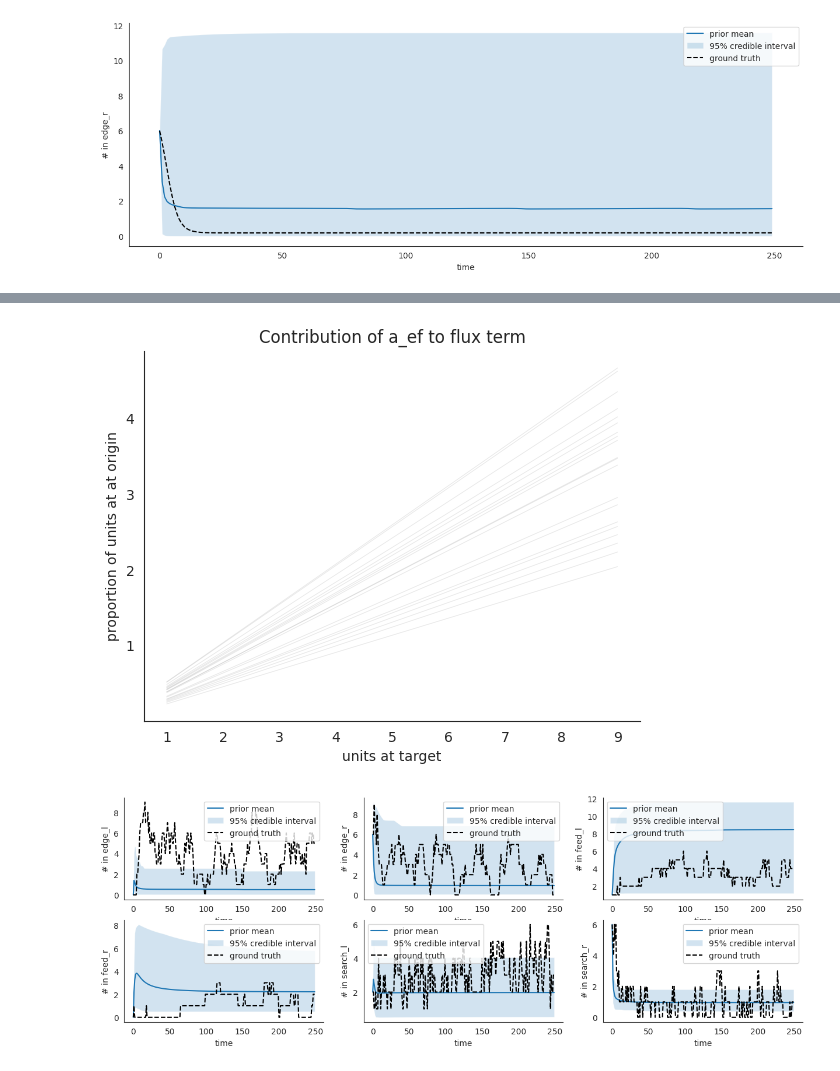
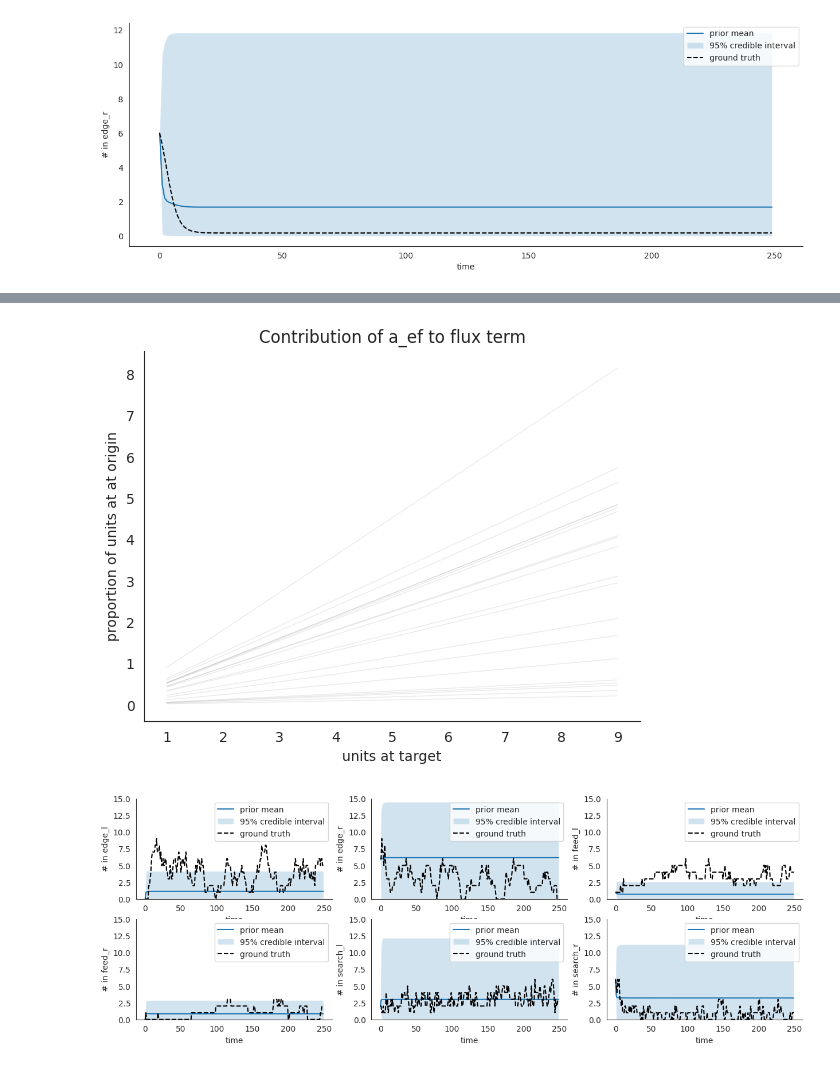
Before and after one commit to BasisResearch/collab-creatures, a Jupyter notebook: docs/experimental/locust_ds_complete_ts.ipynb, the cells around one changed output, grey strips where cells are left out. Drawn from its saved outputs; the diff is of its cells as text; code cells hidden in the pictures.

```diff
--- a/docs/experimental/locust_ds_complete_ts.ipynb
+++ b/docs/experimental/locust_ds_complete_ts.ipynb
@@ -34,14 +34,13 @@ smoke_test = "CI" in os.environ
 subset_starts = 1  # 420
 subset_ends = 30 if smoke_test else 900
 desired_frames = 50 if smoke_test else 250
-num_iterations = 50 if smoke_test else 100
-num_samples = 20 if smoke_test else 500
-num_steps = 10 if smoke_test else 1000
-sample_size = 100 if smoke_test else 300
-locust_sample_size = 100 if smoke_test else 178770
+#num_iterations = 50 if smoke_test else 100
+num_samples = 20 if smoke_test else 100
+num_steps = 10 if smoke_test else 400
+#sample_size = 100 if smoke_test else 300
+#locust_sample_size = 100 if smoke_test else 178770
 root = find_repo_root()
 
-
 notebook_starts = time.time()
 # %%
 locust_count_data_path = os.path.join(
@@ -193,8 +192,8 @@ def get_locust_posterior_samples_synthetic():
 locust_posterior_samples_synthetic = progress_saver(
     name="locust_posterior_samples_synthetic",
     subfolder="foraging/locust/ds",
-    properties=[num_samples],
-    property_names=["num_samples"],
+    properties=[num_steps, num_samples],
+    property_names=["num_steps", "num_samples"],
     code_f=get_locust_posterior_samples_synthetic,
 )
 # %% [output]
@@ -265,8 +283,8 @@ def get_locust_posterior_samples_real():
 locust_posterior_samples_real = progress_saver(
     name="locust_posterior_samples_real",
     subfolder="foraging/locust/ds",
-    properties=[num_samples],
-    property_names=["num_samples"],
+    properties=[num_steps, num_samples],
+    property_names=["num_steps", "num_samples"],
     code_f=get_locust_posterior_samples_real,
 )
 # %% [output]
@@ -343,29 +379,30 @@ lc.plot_ds_interaction(
     locust_posterior_samples_real, "attraction", 4, xlim=10, num_lines=20
 )
 # %% [output]
-[figure, old version]
+[figure, new version]
 # %%
 fig, ax = plt.subplots(2, 3, figsize=(15, 5))
 ax = ax.flatten()
 
 for i, state, color in zip(
     range(6),
     ["edge_l", "edge_r", "feed_l", "feed_r", "search_l", "search_r"],
     ["green", "darkgreen", "red", "darkred", "orange", "darkorange"],
 ):
     ft.ds_uncertainty_plot(
         state_pred=locust_posterior_samples_real[state],
         data=count_data[f"{state}_obs"],
         ylabel=f"# in {state}",
         color=color,
         data_label="ground truth",
         ax=ax[i],
         legend=True,
         test_plot=False,
         mean_label="prior mean",
+        ylim = 15
     )
 # %% [output]
-[figure, old version]
+[figure, new version]
 # %%
 notebook_ends = time.time()
 print(
```
Also changed, not shown: parts of 9 cells of this notebook, 1 other file.
